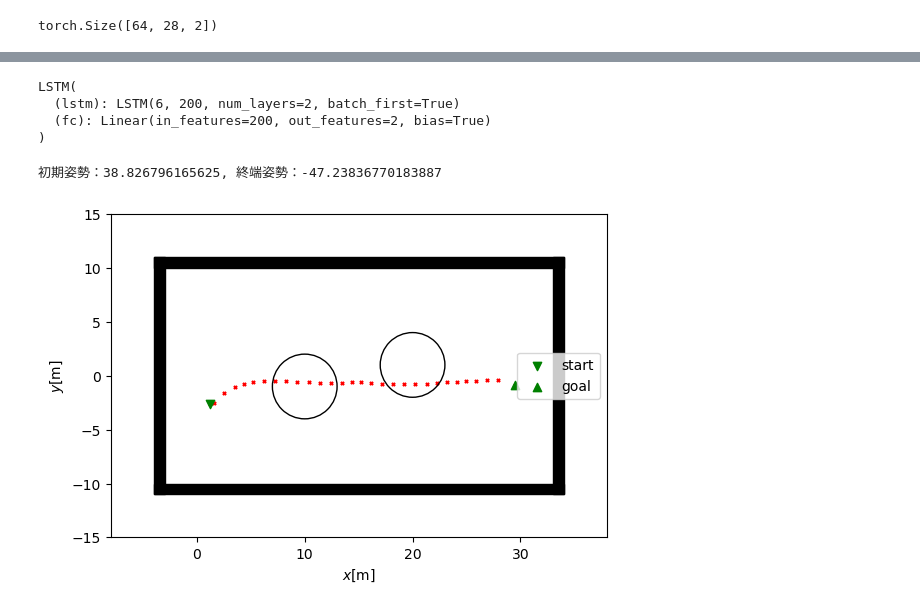
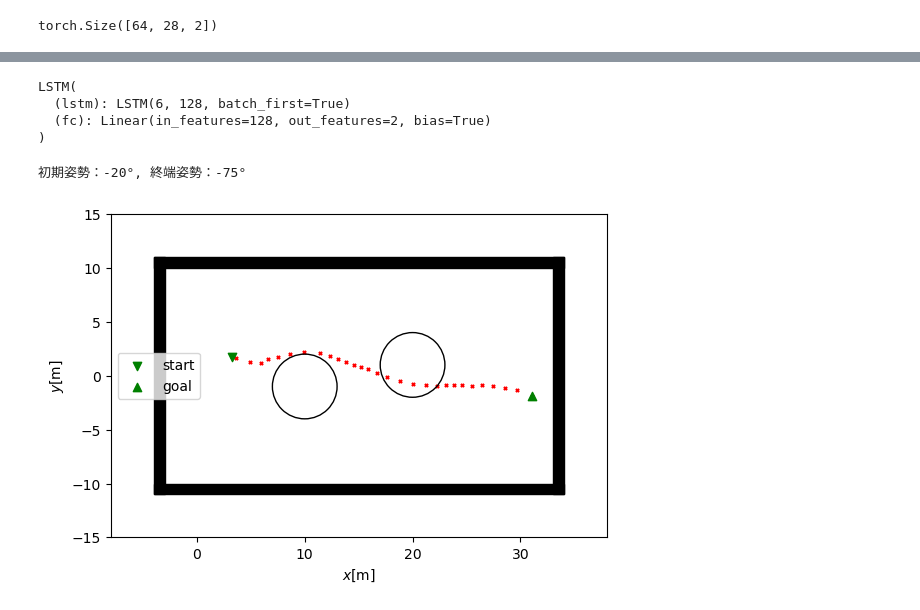
Before and after one commit to ryota0805/ML, a Jupyter notebook: LSTM.ipynb, the cells around one changed output, grey strips where cells are left out. Saved outputs shown, nothing was run; the diff lists cells and outputs as text; code cells hidden in the pictures.

```diff
--- a/LSTM.ipynb
+++ b/LSTM.ipynb
@@ -79,5 +91,5 @@ class MyDataset(Dataset):
 # %%
 train_valid_data = MyDataset(RNN_input_data, RNN_output_data)
 
-val_size = 2000
+val_size = 1000
 train_data, val_data = torch.utils.data.random_split(train_valid_data, [len(train_valid_data)-val_size, val_size])
@@ -106,8 +142,9 @@ class LSTM(nn.Module):
         self.fc = nn.Linear(hidden_size, output_size)
 
     def forward(self, x):
-        #入力のsequence lengthを出力のsequence lengthにそろえるためにpaddingをおこなう
-        x = nn.functional.pad(x, (0, 0, 0, self.output_seq_length - 1))
+        #入力のsequence長さを出力のsequence長さに合わせるため拡張する
+        new_size = (x.size(0), self.output_seq_length, input_size)
+        x = x.expand(*new_size)
 
         h0 = torch.zeros(self.num_layers, x.size(0), self.hidden_size).to(x.device)
         c0 = torch.zeros(self.num_layers, x.size(0), self.hidden_size).to(x.device)
@@ -119,11 +156,11 @@ class LSTM(nn.Module):
 # %%
 # ハイパーパラメータの設定
 input_size = RNN_input_data.shape[2]
-hidden_size = 100
+hidden_size = 128
 output_size = RNN_output_data.shape[2]
 output_seq_length = RNN_output_data.shape[1]
 num_layers = 1
-learning_rate = 0.005
+learning_rate = 0.001
 num_epochs = 100
 
 # モデルの定義
@@ -232,12 +269,12 @@ torch.save(model.state_dict(), '../saved_models/model_LSTM_64.pth')
 # %%
 #read model
 model = LSTM(input_size, hidden_size, output_size, output_seq_length, num_layers).to(device)
-model.load_state_dict(torch.load('../saved_models/model_LSTM_64.pth'))
+model.load_state_dict(torch.load('../saved_models/LSTM_env1.pth'))
 print(model)
 # %% [output]
 LSTM(
-  (lstm): LSTM(6, 200, num_layers=2, batch_first=True)
-  (fc): Linear(in_features=200, out_features=2, bias=True)
+  (lstm): LSTM(6, 128, batch_first=True)
+  (fc): Linear(in_features=128, out_features=2, bias=True)
 )
 # %%
 class TestDataset(Dataset):
@@ -260,43 +297,42 @@ import random
 x_start = (random.uniform(-2, 4), random.uniform(-3, 3))  # Starting node
 x_goal = (random.uniform(26, 32), random.uniform(-3, 3))  # Goal node
 
+#env1用
 theta_start = random.uniform(-np.pi/2, np.pi/2)
 theta_goal = random.uniform(-np.pi/2, np.pi/2)
-
+"""
+#env2用
+theta_start = random.uniform(np.pi/4, np.pi*3/4)
+theta_goal = random.uniform(np.pi/4, np.pi*3/4)
+"""
 test_data = np.array([[[x_start[0], x_goal[0], x_start[1], x_goal[1], theta_start, theta_goal]]])
-
-"""
-#正規化する
-input_data = np.concatenate([x_data_input, y_data_input, theta_data_input], axis=1)
-test_data = (test_data - np.min(input_data, axis=0)) / (np.max(input_data, axis=0) - np.min(input_data, axis=0))
-"""
 
 test_data = TestDataset(test_data)
 test_loader = torch.utils.data.DataLoader(test_data, batch_size=1, shuffle=False)
 
 #予測モード
 model.eval()
 with torch.no_grad():
     input_data, _ = next(iter(test_loader))
     input_data = input_data.to(device)
     output = model(input_data)
 
 
 output = output.cpu().numpy()
 
 test_x_path = np.array([])
 test_y_path = np.array([])
 for i in range(output.shape[1]):
     test_x_path = np.append(test_x_path, output[0, i, 0])
     test_y_path = np.append(test_y_path, output[0, i, 1])
 
 test_x_path = np.append(test_x_path, x_goal[0])
 test_x_path = np.append(x_start[0], test_x_path)
 test_y_path = np.append(test_y_path, x_goal[1])
 test_y_path = np.append(x_start[1], test_y_path)
 
-print("初期姿勢：{}, 終端姿勢：{}".format(np.degrees(theta_start), np.degrees(theta_goal)))
-plot.vis_path(test_x_path, test_y_path)
+print("初期姿勢：{}°, 終端姿勢：{}°".format(int(np.degrees(theta_start)), int(np.degrees(theta_goal))))
+plot.vis_path_env1(test_x_path, test_y_path)
 # %% [output]
-初期姿勢：38.826796165625, 終端姿勢：-47.23836770183887
+初期姿勢：-20°, 終端姿勢：-75°
-[figure, old version]
+[figure, new version]
```
Also changed, not shown: parts of 8 cells of this notebook, 9 other files.
